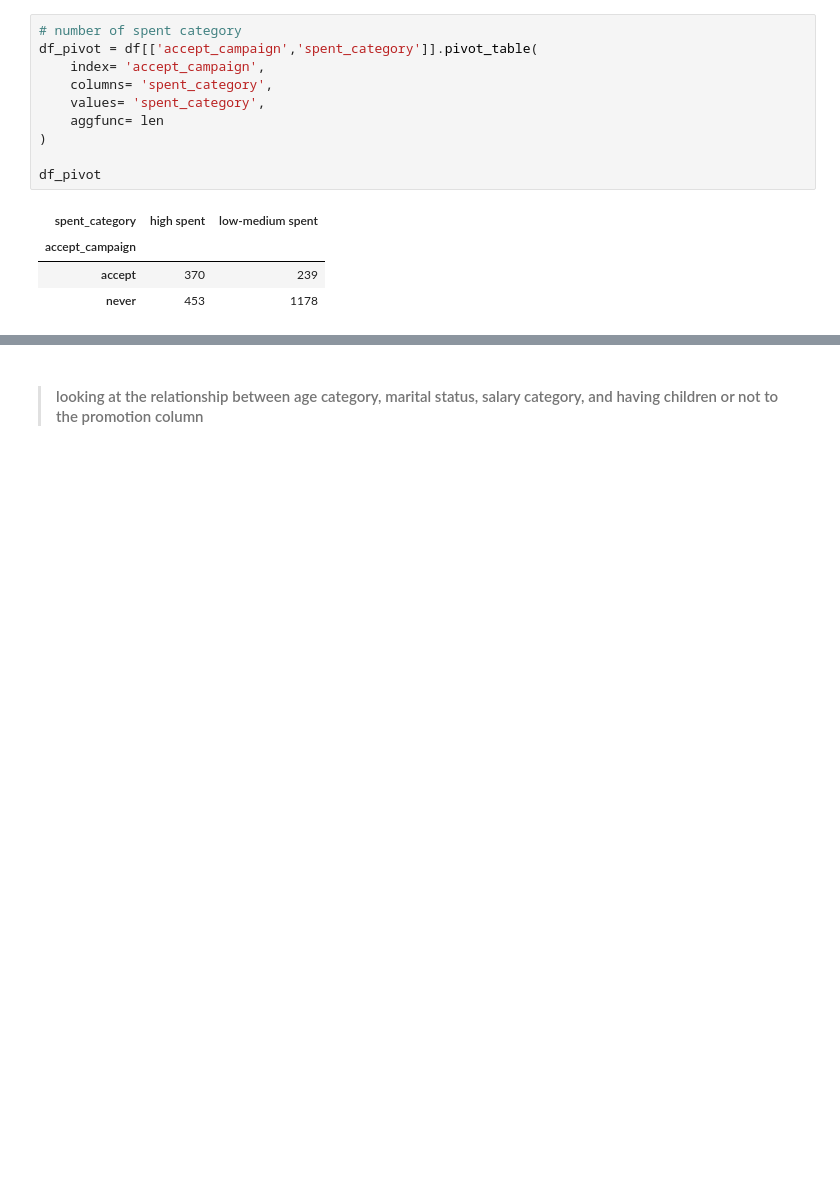
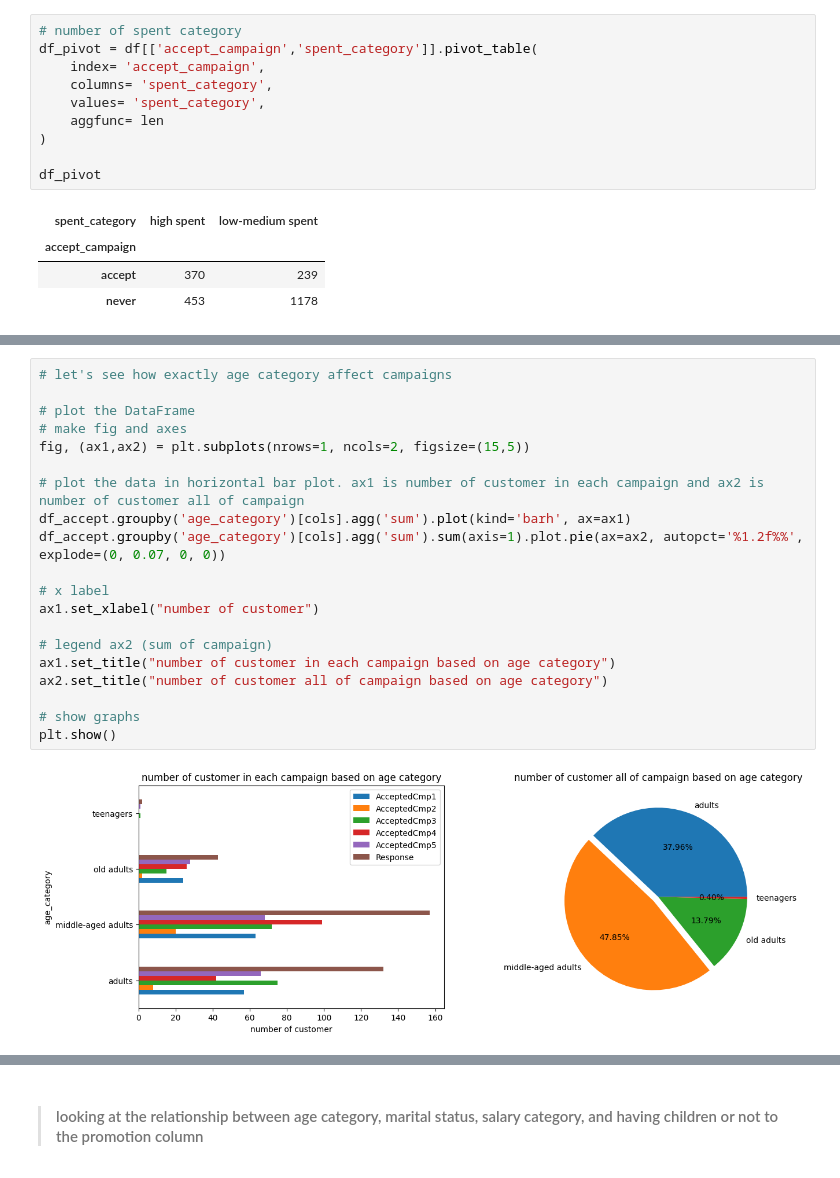
Before and after one commit to fnkhairudin/CapstoneProjectModul2, a Jupyter notebook: notebooks/2.0-fnk-data-analysis.ipynb, the cells around one changed output, grey strips where cells are left out. Drawn from its saved outputs; the diff is of its cells as text; blank space fills up the shorter version.

```diff
--- a/notebooks/2.0-fnk-data-analysis.ipynb
+++ b/notebooks/2.0-fnk-data-analysis.ipynb
@@ -236,0 +348,22 @@ else:
+# %%
+# let's see how exactly age category affect campaigns
+
+# plot the DataFrame
+# make fig and axes
+fig, (ax1,ax2) = plt.subplots(nrows=1, ncols=2, figsize=(15,5))
+
+# plot the data in horizontal bar plot. ax1 is number of customer in each campaign and ax2 is number of customer all of campaign
+df_accept.groupby('age_category')[cols].agg('sum').plot(kind='barh', ax=ax1)
+df_accept.groupby('age_category')[cols].agg('sum').sum(axis=1).plot.pie(ax=ax2, autopct='%1.2f%%', explode=(0, 0.07, 0, 0))
+
+# x label
+ax1.set_xlabel("number of customer")
+
+# legend ax2 (sum of campaign)
+ax1.set_title("number of customer in each campaign based on age category")
+ax2.set_title("number of customer all of campaign based on age category")
+
+# show graphs
+plt.show()
+# %% [output]
+[figure, added]
```
Also changed, not shown: parts of 19 cells of this notebook.
